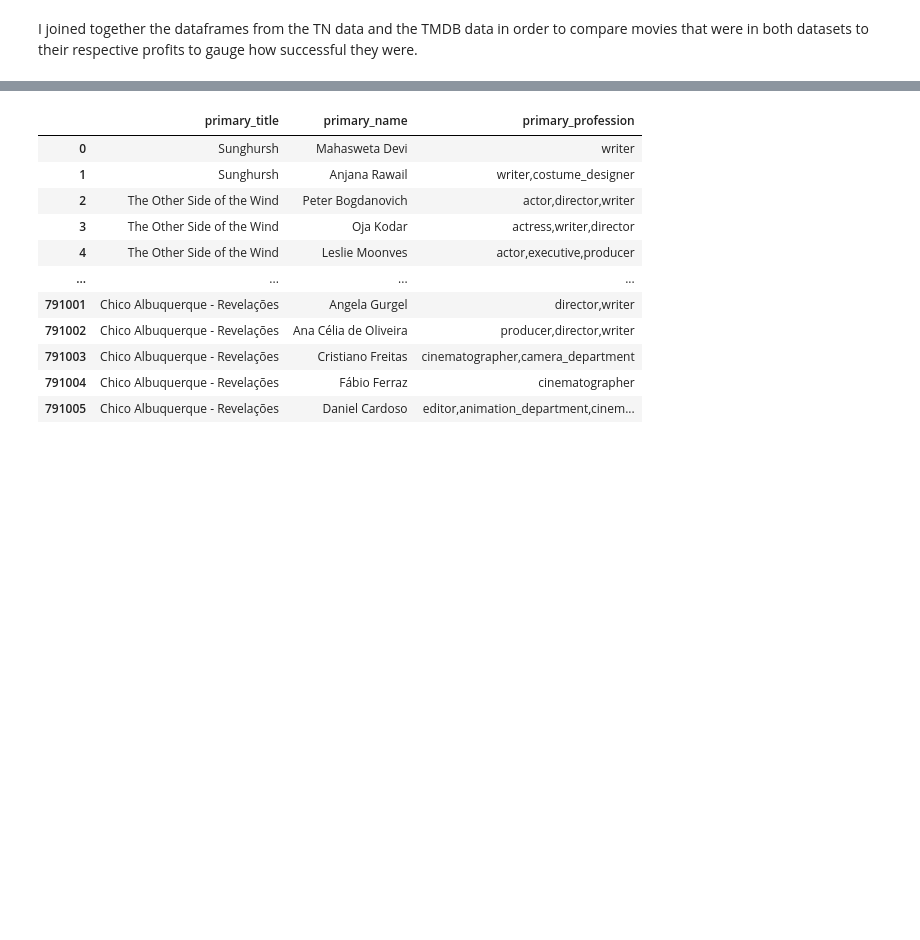
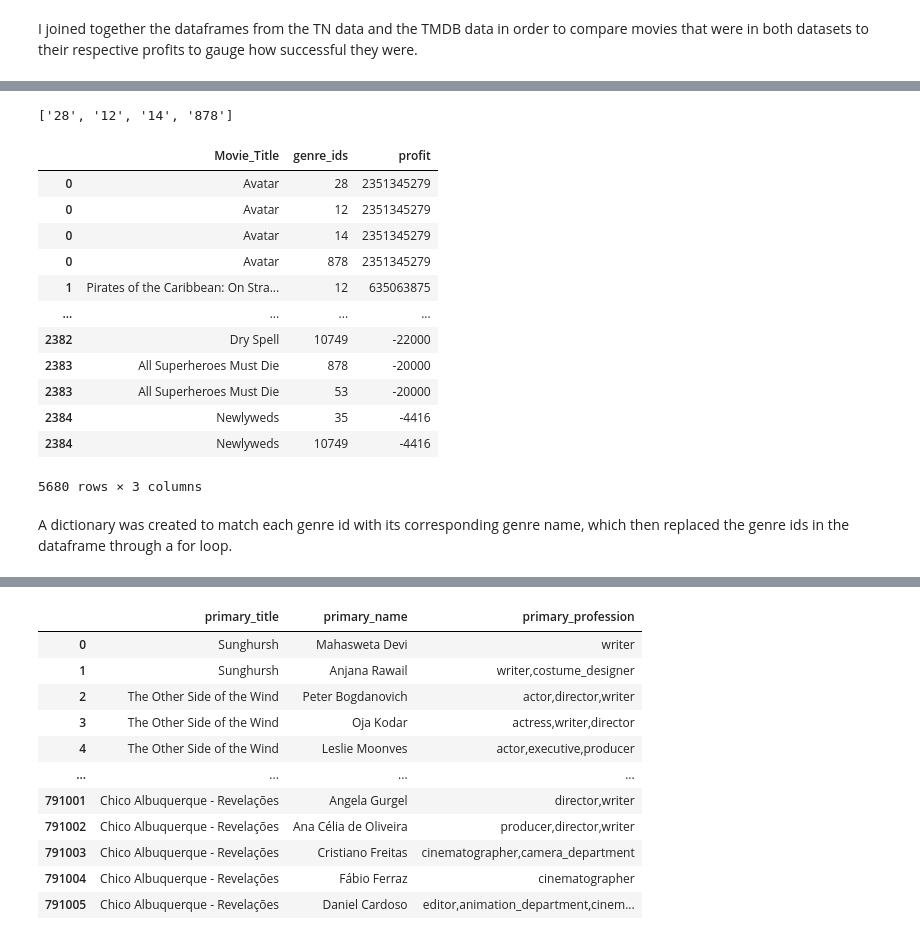
Before and after one commit to nicolemichaud03/Microsoft_Movie_data_project, a Jupyter notebook: Notebook.ipynb, the cells around one changed output, grey strips where cells are left out. Saved outputs shown, nothing was run; the diff lists cells and outputs as text; code cells hidden in the pictures; blank space fills up the shorter version.

```diff
--- a/Notebook.ipynb
+++ b/Notebook.ipynb
@@ -329,0 +251,23 @@ Western Movies: 10
+# %%
+new_df['genre_ids'][0]
+# %% [output]
+['28', '12', '14', '878']
+# %%
+new_df = new_df.explode('genre_ids')
+new_df
+# %% [output]
+|  | Movie_Title | genre_ids | profit |
+| 0 | Avatar | 28 | 2351345279 |
+| 0 | Avatar | 12 | 2351345279 |
+| 0 | Avatar | 14 | 2351345279 |
+| 0 | Avatar | 878 | 2351345279 |
+| 1 | Pirates of the Caribbean: On Stra... | 12 | 635063875 |
+| ... | ... | ... | ... |
+| 2382 | Dry Spell | 10749 | -22000 |
+| 2383 | All Superheroes Must Die | 878 | -20000 |
+| 2383 | All Superheroes Must Die | 53 | -20000 |
+| 2384 | Newlyweds | 35 | -4416 |
+| 2384 | Newlyweds | 10749 | -4416 |
+5680 rows × 3 columns
+# %% [markdown]
+A dictionary was created to match each genre id with its corresponding genre name, which then replaced the genre ids in the dataframe through a for loop.
```
Also changed, not shown: parts of 32 cells of this notebook, 4 other files.
